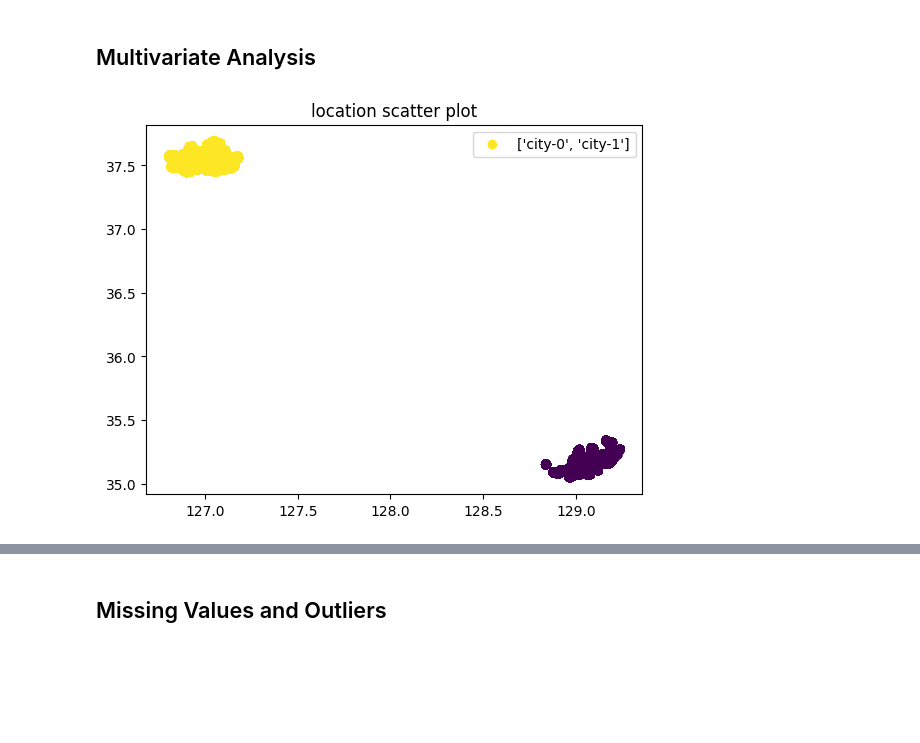
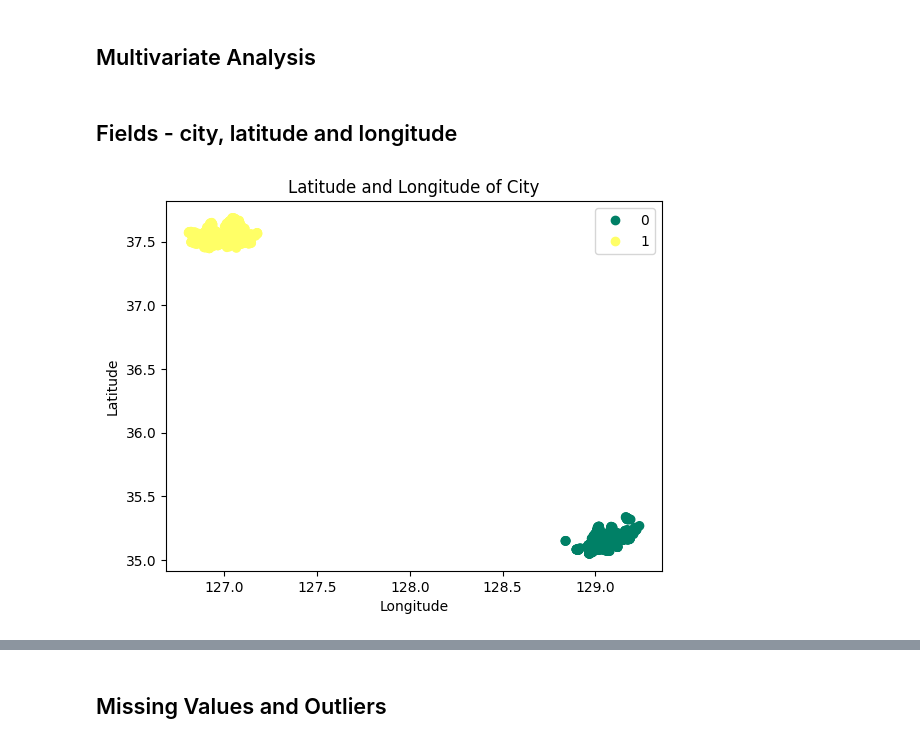
Before and after one commit to tklsimon/housing-price-prediction, a Jupyter notebook: STAT8017 Project.ipynb, the cells around one changed output, grey strips where cells are left out. Drawn from its saved outputs; the diff is of its cells as text; code cells hidden in the pictures; blank space fills up the shorter version.

```diff
--- a/STAT8017 Project.ipynb
+++ b/STAT8017 Project.ipynb
@@ -303,9 +299,2 @@ price_train_df["bathroom_count"].mean()
 # %% [markdown]
 ## Multivariate Analysis
-# %%
-plt.scatter(price_train_df['longitude'], price_train_df['latitude'], c=price_train_df['city'], label=['city-0','city-1'])
-plt.title('location scatter plot')
-plt.legend()
-plt.show()
-# %% [output]
-[figure, removed]
@@ -313,0 +301,15 @@ room_count and bathroom_count relationship?
+# %% [markdown]
+## Fields - city, latitude and longitude
+# %%
+# Sample 1000 records from each class
+price_train_sample = price_train_df.groupby('city').apply(lambda x: x.sample(1000))
+
+# Scatter Plot of Latitude and Longitude with city labels
+scatter = plt.scatter(price_train_sample['longitude'], price_train_sample['latitude'], c=price_train_sample['city'], cmap='summer')
+plt.title('Latitude and Longitude of City')
+plt.xlabel('Longitude')
+plt.ylabel('Latitude')
+plt.legend(*scatter.legend_elements(), loc='upper right')
+plt.show()
+# %% [output]
+[figure, added]
```
Also changed, not shown: parts of 8 cells of this notebook.
